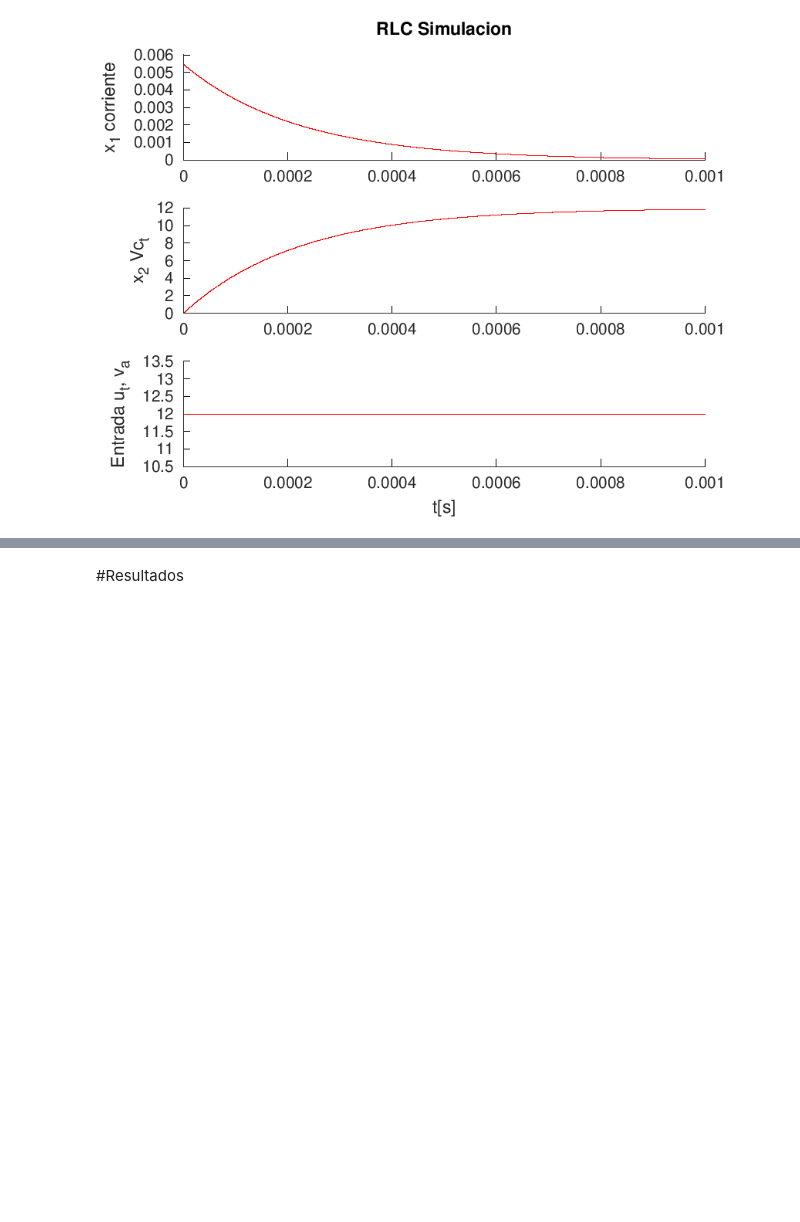
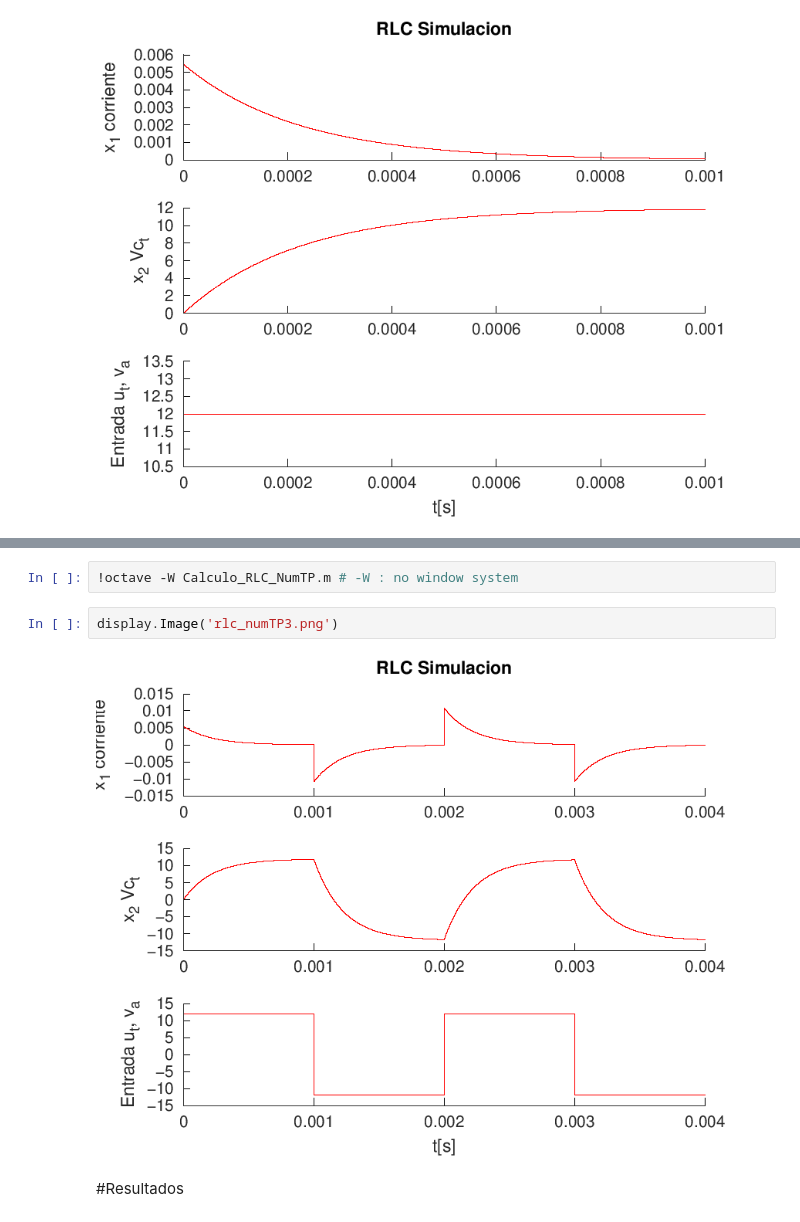
Before and after one commit to lkamimura/SimulacionDinamica, a Jupyter notebook: Clase1.ipynb, the cells around one changed output, grey strips where cells are left out. Cells and saved outputs as stored; diff of their text form; blank space fills up the shorter version.

```diff
--- a/Clase1.ipynb
+++ b/Clase1.ipynb
@@ -234,3 +283,9 @@ display.Image('rlc_numTP.png')
+# %%
+!octave -W Calculo_RLC_NumTP.m # -W : no window system
+# %%
+display.Image('rlc_numTP3.png')
+# %% [output]
+[figure, added]
 # %% [markdown]
 #Resultados
 # %%
```
Also changed, not shown: parts of 11 cells of this notebook.
